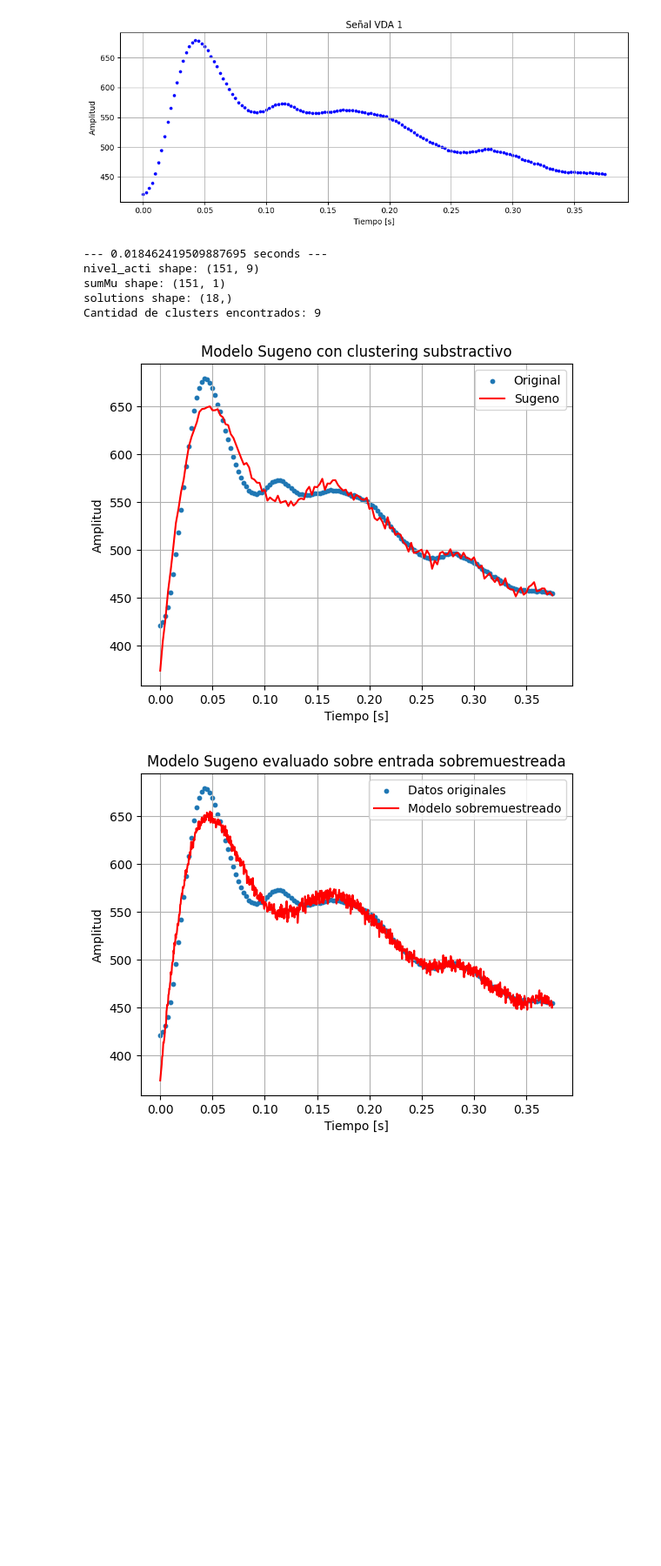
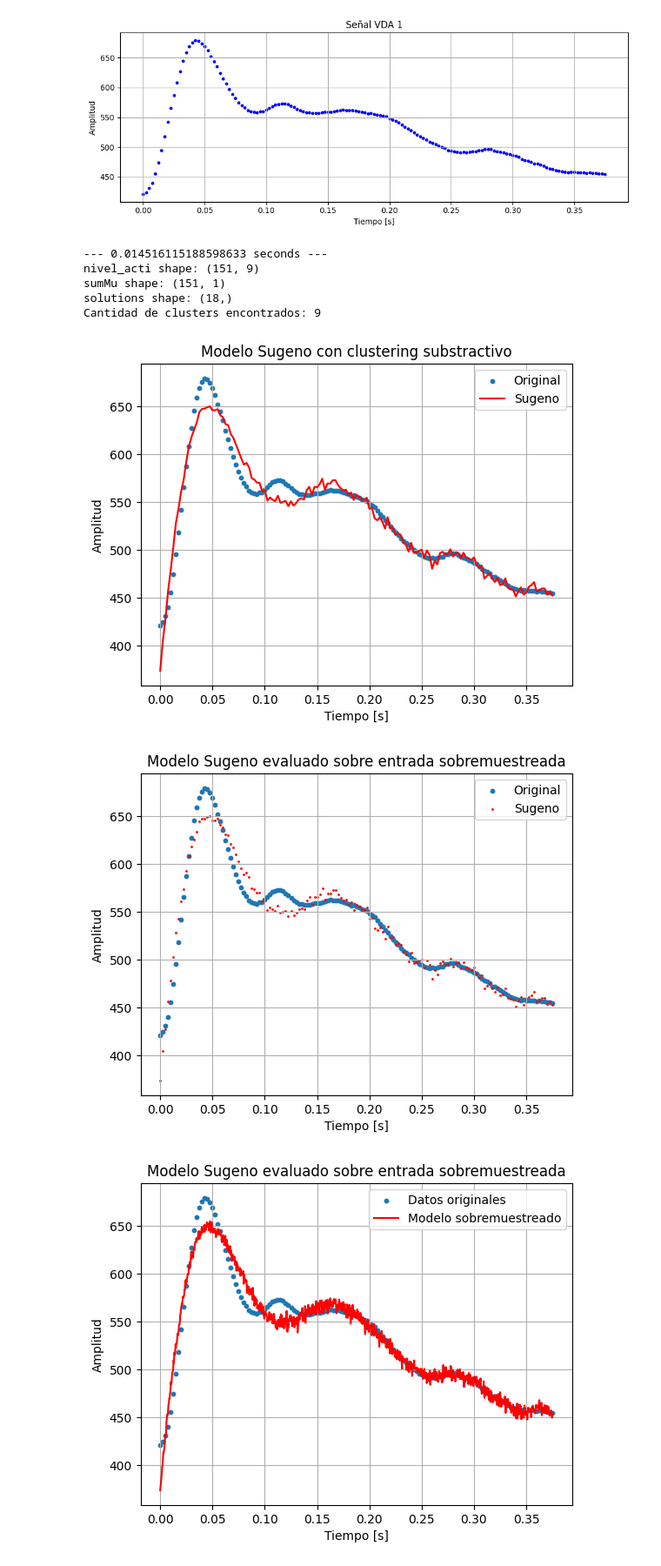
Before and after one commit to NavarroPablo96/Repo-Actividad-Sugeno-Mamdani, a Jupyter notebook: Actividad 1a -Sugeno VDA.ipynb, the cells around one changed output. Shown at 87% size. Cells and saved outputs as stored; diff of their text form; code cells hidden in the pictures; blank space fills up the shorter version.

Commit message:
Informe sugeno 1a

```diff
--- a/Actividad 1a -Sugeno VDA.ipynb
+++ b/Actividad 1a -Sugeno VDA.ipynb
@@ -240,34 +240,46 @@ data = np.vstack((tiempo, vda_signal)).T
 # Paso 2: Entrenar el modelo Sugeno
 modelo = fis()
 modelo.genfis(data, radii=0.43)  # Cambiá el Ra hasta que obtengas 2 clusters
 #radii      cluster
 #2          1
 #1.3337     1
 #1.3336     3
 # Mostramos la cantidad de clusters encontrados
 print("Cantidad de clusters encontrados:", len(modelo.rules))
 
 
 # Paso 3: Evaluar el modelo
 salida_modelo = modelo.evalfis(data[:, 0].reshape(-1, 1))  # Solo la variable de entrada
 
 # Paso 4: Graficar
 plt.figure()
 plt.scatter(tiempo, vda_signal, s=10, label="Original")
 plt.plot(tiempo, salida_modelo, color='red', label="Sugeno")
 plt.title("Modelo Sugeno con clustering substractivo")
 plt.xlabel("Tiempo [s]")
 plt.ylabel("Amplitud")
 plt.legend()
 plt.grid(True)
 plt.show()
+
+# Graficar
+plt.figure()
+plt.scatter(tiempo, vda_signal, s=10, label="Original")
+plt.scatter(tiempo, salida_modelo,s=1, color='red', label="Sugeno")
+plt.title("Modelo Sugeno evaluado sobre entrada sobremuestreada")
+plt.xlabel("Tiempo [s]")
+plt.ylabel("Amplitud")
+plt.legend()
+plt.grid(True)
+plt.show()
 # %% [output]
---- 0.018462419509887695 seconds ---
+--- 0.014516115188598633 seconds ---
 nivel_acti shape: (151, 9)
 sumMu shape: (151, 1)
 solutions shape: (18,)
 Cantidad de clusters encontrados: 9
 [figure]
+[figure, added]
 # %%
 # Supongamos que tiempo es tu variable de entrada original
 tiempo_min = np.min(tiempo)
```
Also changed, not shown: parts of 2 cells of this notebook, 1 other file.
